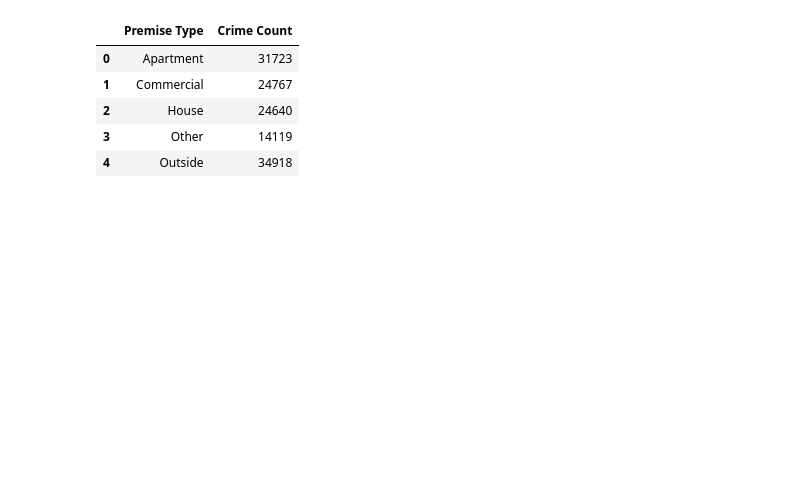
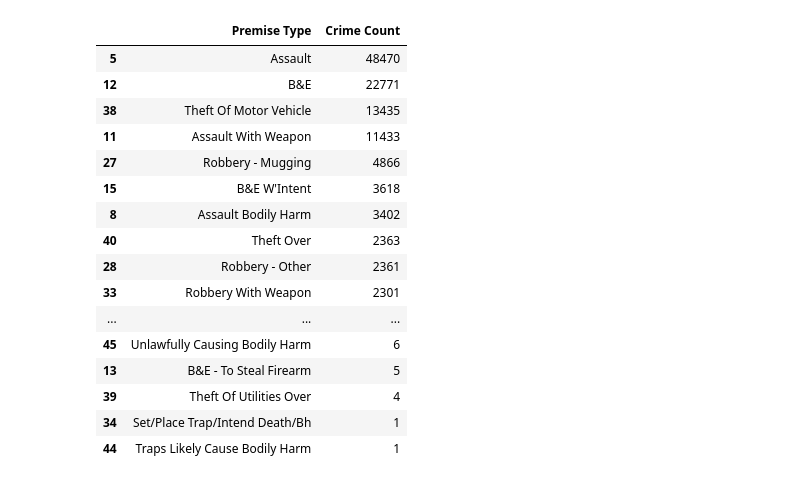
Before and after one commit to daliadahleh/toronto-crime-analysis, a Jupyter notebook: Crimes by premise type.ipynb, the cells around one changed output. Saved outputs shown, nothing was run; the diff lists cells and outputs as text; code cells hidden in the pictures; blank space fills up the shorter version.

```diff
--- a/Crimes by premise type.ipynb
+++ b/Crimes by premise type.ipynb
@@ -22,19 +22,31 @@ crimes_pd.head()
 | 3 | 3 | 71 | 979 | Assault | Cabbagetown-South St.James Town (71) | GO-20142458487 | 2014-01-01 05:00:00 | 1 | ... |
 | 4 | 4 | 58 | 980 | Theft Over | Old East York (58) | GO-20141573896 | 2014-01-01 05:00:00 | 1 | ... |
 # %%
-premise_type = crimes_pd.groupby('premisetype').size()
+premise_type = crimes_pd.groupby('offence').size()
 premise_type = premise_type.reset_index()
 premise_type = premise_type.rename(columns= {0: 'Crime Count',
-                                                         'premisetype' : 'Premise Type'
+                                                         'offence' : 'Premise Type'
                                                         })
+premise_type = premise_type.sort_values(by = 'Crime Count', ascending = False)
 premise_type
 # %% [output]
 |  | Premise Type | Crime Count |
-| 0 | Apartment | 31723 |
-| 1 | Commercial | 24767 |
-| 2 | House | 24640 |
-| 3 | Other | 14119 |
-| 4 | Outside | 34918 |
+| 5 | Assault | 48470 |
+| 12 | B&E | 22771 |
+| 38 | Theft Of Motor Vehicle | 13435 |
+| 11 | Assault With Weapon | 11433 |
+| 27 | Robbery - Mugging | 4866 |
+| 15 | B&E W'Intent | 3618 |
+| 8 | Assault Bodily Harm | 3402 |
+| 40 | Theft Over | 2363 |
+| 28 | Robbery - Other | 2361 |
+| 33 | Robbery With Weapon | 2301 |
+| ... | ... | ... |
+| 45 | Unlawfully Causing Bodily Harm | 6 |
+| 13 | B&E - To Steal Firearm | 5 |
+| 39 | Theft Of Utilities Over | 4 |
+| 34 | Set/Place Trap/Intend Death/Bh | 1 |
+| 44 | Traps Likely Cause Bodily Harm | 1 |
 # %%
 plt.bar(premise_type['Premise Type'], premise_type['Crime Count'], color='green')
 
```
Also changed, not shown: parts of 1 cell of this notebook, 2 other files.
